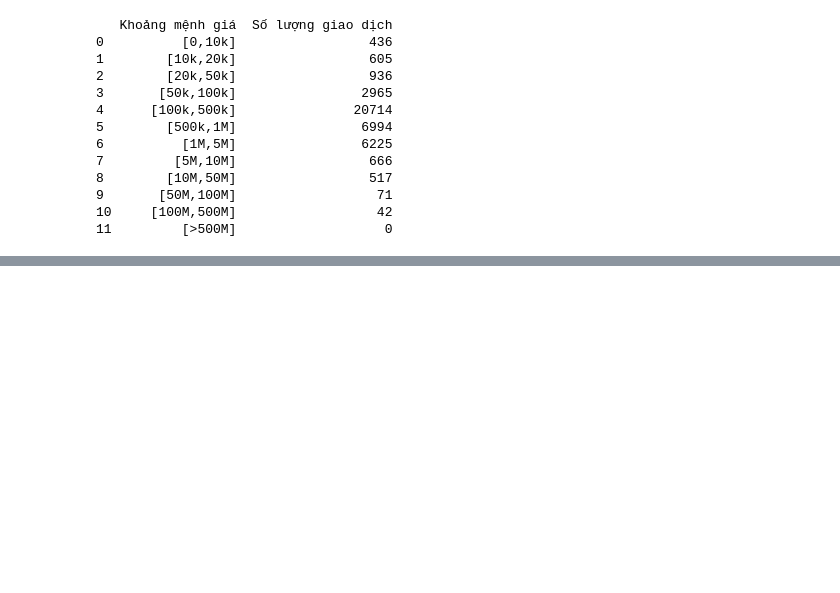
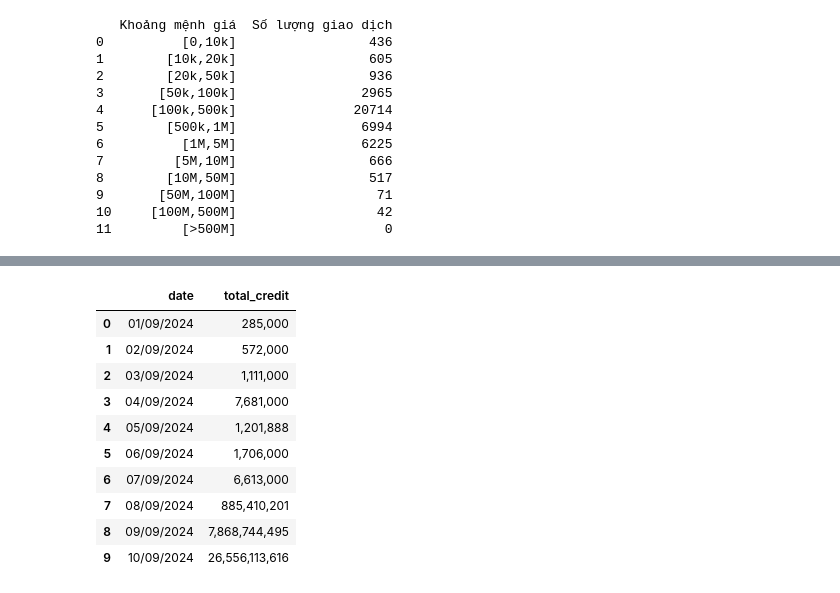
Before and after one commit to ncduy03/charity_fund_statement, a Jupyter notebook: src/handle_data.ipynb, the cells around one changed output, grey strips where cells are left out. Drawn from its saved outputs; the diff is of its cells as text; code cells hidden in the pictures; blank space fills up the shorter version.

```diff
--- a/src/handle_data.ipynb
+++ b/src/handle_data.ipynb
@@ -64,0 +86,20 @@ print(df_bin_counts)
+# %%
+df_credit_per_day = df_transaction.groupby('date').agg(
+    total_credit = ('credit', 'sum')
+).reset_index()
+
+df_credit_per_day['total_credit'] = df_credit_per_day['total_credit'].apply(lambda x: f'{x:,.0f}')
+
+df_credit_per_day
+# %% [output]
+|  | date | total_credit |
+| 0 | 01/09/2024 | 285,000 |
+| 1 | 02/09/2024 | 572,000 |
+| 2 | 03/09/2024 | 1,111,000 |
+| 3 | 04/09/2024 | 7,681,000 |
+| 4 | 05/09/2024 | 1,201,888 |
+| 5 | 06/09/2024 | 1,706,000 |
+| 6 | 07/09/2024 | 6,613,000 |
+| 7 | 08/09/2024 | 885,410,201 |
+| 8 | 09/09/2024 | 7,868,744,495 |
+| 9 | 10/09/2024 | 26,556,113,616 |
```
Also changed, not shown: parts of 2 cells of this notebook.
